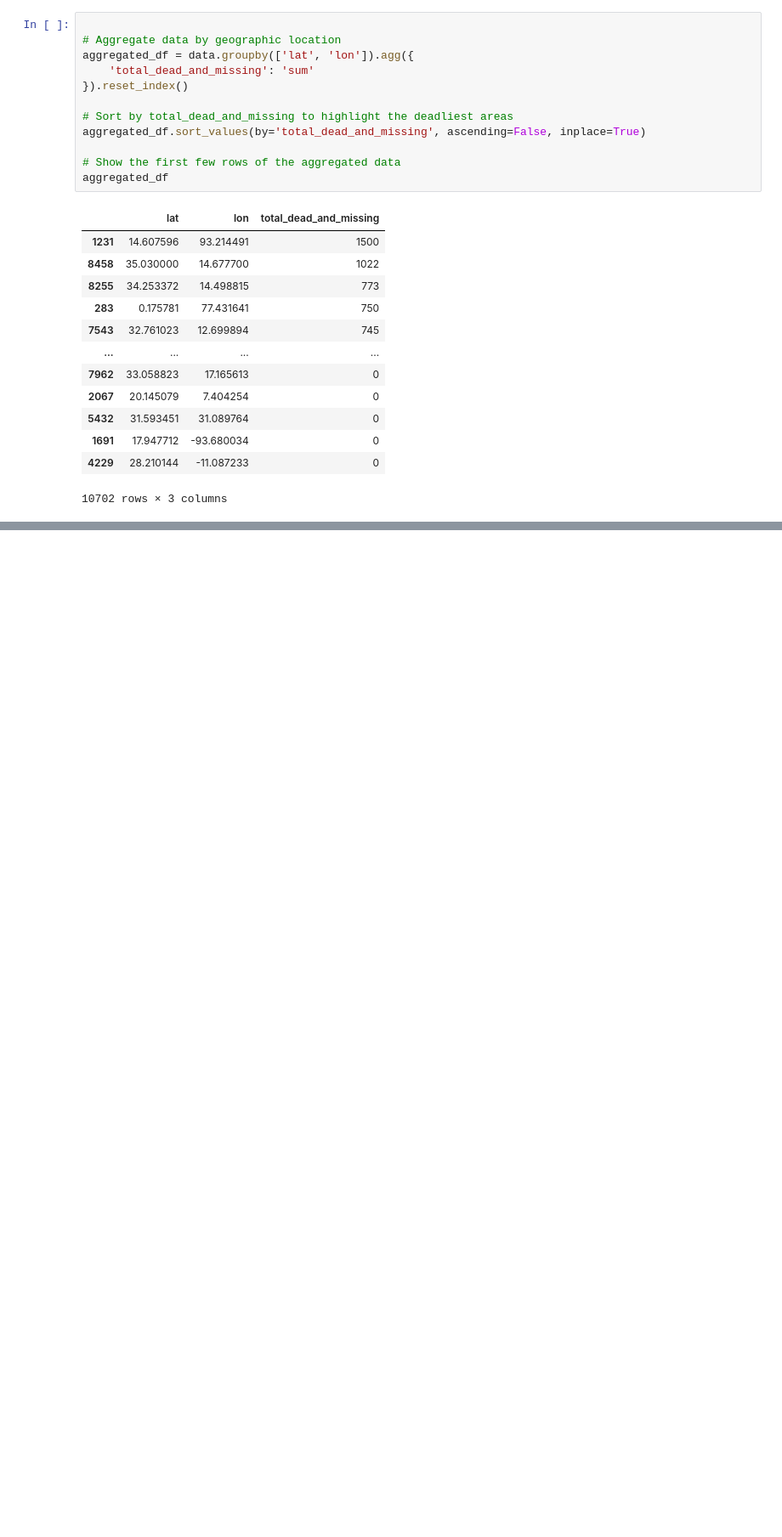
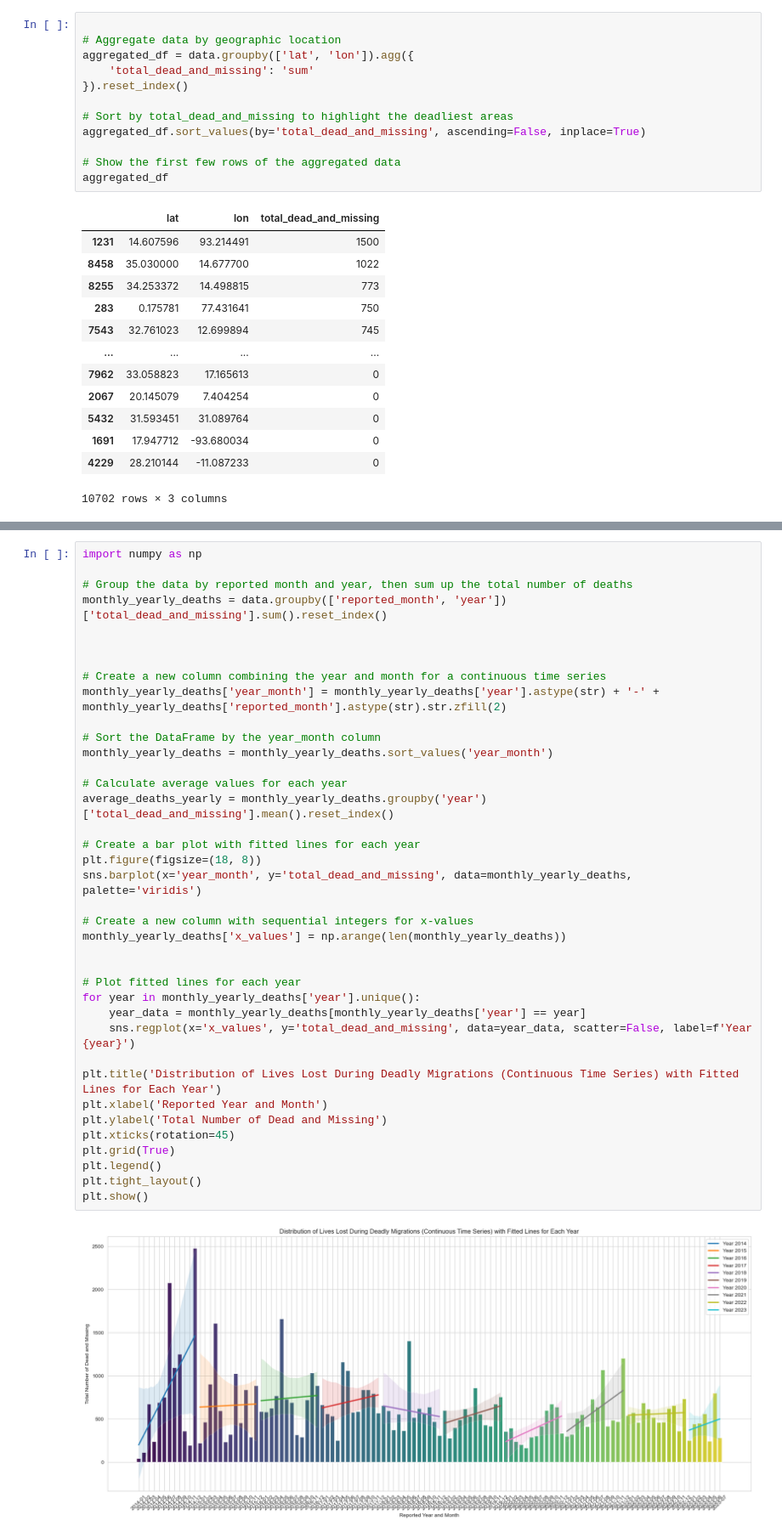
Before and after one commit to lilitrdavidyan/missing_migrants, a Jupyter notebook: missing_migrants_ hypothesis_testing.ipynb, the cells around one changed output, grey strips where cells are left out. Shown at 85% size. Drawn from its saved outputs; the diff is of its cells as text; blank space fills up the shorter version.

```diff
--- a/missing_migrants_ hypothesis_testing.ipynb
+++ b/missing_migrants_ hypothesis_testing.ipynb
@@ -605,3 +605,43 @@ for index, row in aggregated_grid_df.iterrows():
 m_color_coded
 # %% [output]
 [interactive output not drawn]
+# %%
+import numpy as np
+
+# Group the data by reported month and year, then sum up the total number of deaths
+monthly_yearly_deaths = data.groupby(['reported_month', 'year'])['total_dead_and_missing'].sum().reset_index()
+
+
+
+# Create a new column combining the year and month for a continuous time series
+monthly_yearly_deaths['year_month'] = monthly_yearly_deaths['year'].astype(str) + '-' + monthly_yearly_deaths['reported_month'].astype(str).str.zfill(2)
+
+# Sort the DataFrame by the year_month column
+monthly_yearly_deaths = monthly_yearly_deaths.sort_values('year_month')
+
+# Calculate average values for each year
+average_deaths_yearly = monthly_yearly_deaths.groupby('year')['total_dead_and_missing'].mean().reset_index()
+
+# Create a bar plot with fitted lines for each year
+plt.figure(figsize=(18, 8))
+sns.barplot(x='year_month', y='total_dead_and_missing', data=monthly_yearly_deaths, palette='viridis')
+
+# Create a new column with sequential integers for x-values
+monthly_yearly_deaths['x_values'] = np.arange(len(monthly_yearly_deaths))
+
+
+# Plot fitted lines for each year
+for year in monthly_yearly_deaths['year'].unique():
+    year_data = monthly_yearly_deaths[monthly_yearly_deaths['year'] == year]
+    sns.regplot(x='x_values', y='total_dead_and_missing', data=year_data, scatter=False, label=f'Year {year}')
+
+plt.title('Distribution of Lives Lost During Deadly Migrations (Continuous Time Series) with Fitted Lines for Each Year')
+plt.xlabel('Reported Year and Month')
+plt.ylabel('Total Number of Dead and Missing')
+plt.xticks(rotation=45)
+plt.grid(True)
+plt.legend()
+plt.tight_layout()
+plt.show()
+# %% [output]
+[figure, added]
```
Also changed, not shown: 5 other files.
